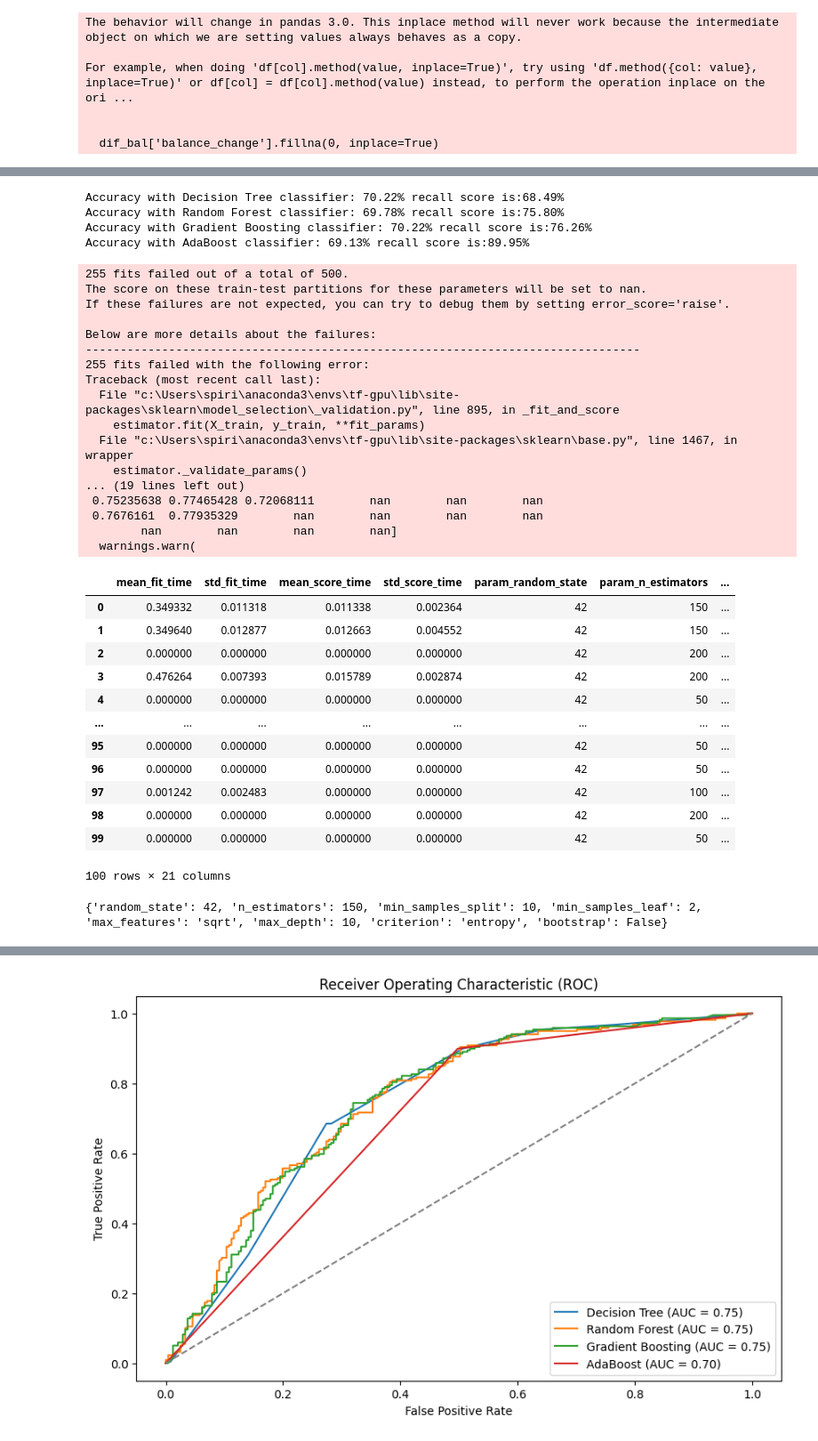
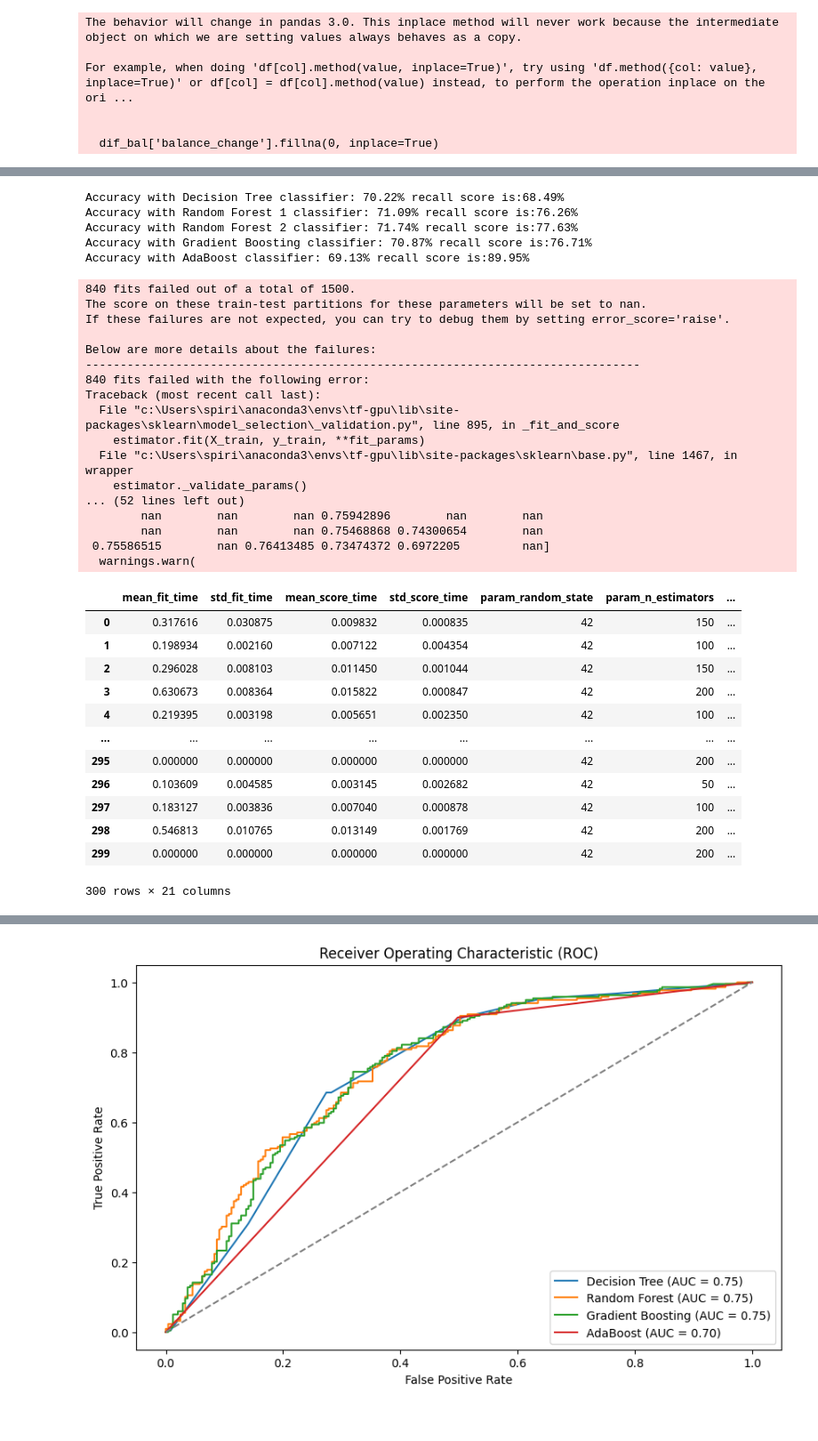
Before and after one commit to VladislavSpirydonau/Final-project-C4Y, a Jupyter notebook: Try to simplify the model.ipynb, the cells around one changed output, grey strips where cells are left out. Shown at 89% size. Cells and saved outputs as stored; diff of their text form; code cells hidden in the pictures.

```diff
--- a/Try to simplify the model.ipynb
+++ b/Try to simplify the model.ipynb
@@ -129,13 +129,19 @@ For example, when doing 'df[col].method(value, inplace=True)', try using 'df.met
   dif_bal['balance_change'].fillna(0, inplace=True)
 # %%
 y = df.poutcome
-X = df[['age', 'has_deposits', 'loan', 'has_mortgage', 'balance_change_y','education' ,'age_group']]
+X = df[['age', 'has_deposits', 'loan', 'has_mortgage', 'balance_change_y','max_balance','education']]
 enc = LabelEncoder()
 y=enc.fit_transform(y)
 
 label_encoders = {}
-for col in ['has_deposits', 'loan', 'has_mortgage','education']:
+columns_to_encode = ['has_deposits', 'loan', 'has_mortgage','education' ]
+
+for col in columns_to_encode:
     label_encoders[col] = LabelEncoder()
-    X[col] = label_encoders[col].fit_transform(X[col])
+    X.loc[:, col] = label_encoders[col].fit_transform(X[col])
+
 
 X_train, X_test, y_train, y_test = train_test_split(X, y, test_size=0.2, random_state=42)
+scaler = StandardScaler()
+X_train[['age', 'balance_change_y','max_balance']] = scaler.fit_transform(X_train[['age', 'balance_change_y','max_balance']])
+X_test[['age', 'balance_change_y','max_balance']] = scaler.transform(X_test[['age', 'balance_change_y','max_balance']])
@@ -163,15 +148,12 @@ See the caveats in the documentation: https://pandas.pydata.org/pandas-docs/stab
-# %%
-scaler = StandardScaler()
-X_train = scaler.fit_transform(X_train)
-X_test = scaler.transform(X_test)
 # %%
 from sklearn.tree import DecisionTreeClassifier
 from sklearn.ensemble import RandomForestClassifier, GradientBoostingClassifier, AdaBoostClassifier
 classifiers = {
     "Decision Tree": DecisionTreeClassifier(criterion='gini', max_depth=3, min_samples_split=2, random_state=42),
-    "Random Forest":RandomForestClassifier(random_state=42, n_estimators= 150, min_samples_split= 10, min_samples_leaf= 2, max_features= 'sqrt', max_depth= 10, criterion= 'entropy', bootstrap= False),
+    "Random Forest 1":RandomForestClassifier(random_state=42, n_estimators= 200, min_samples_split= 2, min_samples_leaf= 1, max_features= 'sqrt', max_depth= 10, criterion= 'gini', bootstrap= True),
+    "Random Forest 2":RandomForestClassifier(random_state=42, n_estimators= 150, min_samples_split= 10, min_samples_leaf= 2, max_features= 'sqrt', max_depth= 10, criterion= 'entropy', bootstrap= False),
     "Gradient Boosting": GradientBoostingClassifier(warm_start= False,subsample= 0.7,random_state= 42,n_estimators= 150,min_samples_split= 4,min_samples_leaf= 3,max_features= None,max_depth= 6,loss= 'exponential',learning_rate= 0.01,criterion= 'friedman_mse'),
-    "AdaBoost": AdaBoostClassifier(algorithm= 'SAMME', learning_rate= 0.01, n_estimators= 50, random_state=42),
+    "AdaBoost": AdaBoostClassifier(algorithm= 'SAMME', learning_rate= 0.1, n_estimators= 50, random_state=42),
 }
 # %%
 from sklearn.metrics import classification_report, accuracy_score, roc_curve, auc, recall_score
@@ -199,60 +181,57 @@ for name, clf in classifiers.items():
     print("Accuracy with " + name +" classifier: {:.2f}%".format(accuracy * 100) + ' recall score is:{:.2f}%'.format(recall * 100))
 # %% [output]
 Accuracy with Decision Tree classifier: 70.22% recall score is:68.49%
-Accuracy with Random Forest classifier: 69.78% recall score is:75.80%
-Accuracy with Gradient Boosting classifier: 70.22% recall score is:76.26%
+Accuracy with Random Forest 1 classifier: 71.09% recall score is:76.26%
+Accuracy with Random Forest 2 classifier: 71.74% recall score is:77.63%
+Accuracy with Gradient Boosting classifier: 70.87% recall score is:76.71%
 Accuracy with AdaBoost classifier: 69.13% recall score is:89.95%
 # %%
 from sklearn.model_selection import GridSearchCV
 
 
 parameters = {
      'n_estimators': [50, 100, 150, 200],  # Number of trees in the forest.
     'criterion': ['gini', 'entropy'],  # The function to measure the quality of a split.
     'max_depth': [None, 10, 20, 30],  # The maximum depth of the tree.
     'min_samples_split': [2, 5, 10],  # The minimum number of samples required to split an internal node.
     'min_samples_leaf': [1, 2, 4],  # The minimum number of samples required to be at a leaf node.
     'max_features': ['auto', 'sqrt'],  # The number of features to consider when looking for the best split.
     'bootstrap': [True, False],  # Whether bootstrap samples are used when building trees.
     'random_state': [42] # Controls the randomness of the estimator.
 }
 dt = RandomForestClassifier()
-gs = RandomizedSearchCV(dt, parameters, n_iter=100,  scoring='recall')
+gs = RandomizedSearchCV(dt, parameters, n_iter=300,  scoring='recall')
 gs.fit(X_train, y_train)
 results = pd.DataFrame(gs.cv_results_)
 results
 # %% [output]
-255 fits failed out of a total of 500.
+840 fits failed out of a total of 1500.
 The score on these train-test partitions for these parameters will be set to nan.
 If these failures are not expected, you can try to debug them by setting error_score='raise'.
 
 Below are more details about the failures:
 --------------------------------------------------------------------------------
-255 fits failed with the following error:
+840 fits failed with the following error:
 Traceback (most recent call last):
   File "c:\Users\spiri\anaconda3\envs\tf-gpu\lib\site-packages\sklearn\model_selection\_validation.py", line 895, in _fit_and_score
     estimator.fit(X_train, y_train, **fit_params)
   File "c:\Users\spiri\anaconda3\envs\tf-gpu\lib\site-packages\sklearn\base.py", line 1467, in wrapper
     estimator._validate_params()
-... (19 lines left out)
- 0.75235638 0.77465428 0.72068111        nan        nan        nan
- 0.7676161  0.77935329        nan        nan        nan        nan
-        nan        nan        nan        nan]
+... (52 lines left out)
+        nan        nan        nan 0.75942896        nan        nan
+        nan        nan        nan 0.75468868 0.74300654        nan
+ 0.75586515        nan 0.76413485 0.73474372 0.6972205         nan]
   warnings.warn(
 |  | mean_fit_time | std_fit_time | mean_score_time | std_score_time | param_random_state | param_n_estimators | ... |
-| 0 | 0.349332 | 0.011318 | 0.011338 | 0.002364 | 42 | 150 | ... |
-| 1 | 0.349640 | 0.012877 | 0.012663 | 0.004552 | 42 | 150 | ... |
-| 2 | 0.000000 | 0.000000 | 0.000000 | 0.000000 | 42 | 200 | ... |
-| 3 | 0.476264 | 0.007393 | 0.015789 | 0.002874 | 42 | 200 | ... |
-| 4 | 0.000000 | 0.000000 | 0.000000 | 0.000000 | 42 | 50 | ... |
+| 0 | 0.317616 | 0.030875 | 0.009832 | 0.000835 | 42 | 150 | ... |
+| 1 | 0.198934 | 0.002160 | 0.007122 | 0.004354 | 42 | 100 | ... |
+| 2 | 0.296028 | 0.008103 | 0.011450 | 0.001044 | 42 | 150 | ... |
+| 3 | 0.630673 | 0.008364 | 0.015822 | 0.000847 | 42 | 200 | ... |
+| 4 | 0.219395 | 0.003198 | 0.005651 | 0.002350 | 42 | 100 | ... |
 | ... | ... | ... | ... | ... | ... | ... | ... |
-| 95 | 0.000000 | 0.000000 | 0.000000 | 0.000000 | 42 | 50 | ... |
-| 96 | 0.000000 | 0.000000 | 0.000000 | 0.000000 | 42 | 50 | ... |
-| 97 | 0.001242 | 0.002483 | 0.000000 | 0.000000 | 42 | 100 | ... |
-| 98 | 0.000000 | 0.000000 | 0.000000 | 0.000000 | 42 | 200 | ... |
-| 99 | 0.000000 | 0.000000 | 0.000000 | 0.000000 | 42 | 50 | ... |
+| 295 | 0.000000 | 0.000000 | 0.000000 | 0.000000 | 42 | 200 | ... |
+| 296 | 0.103609 | 0.004585 | 0.003145 | 0.002682 | 42 | 50 | ... |
+| 297 | 0.183127 | 0.003836 | 0.007040 | 0.000878 | 42 | 100 | ... |
+| 298 | 0.546813 | 0.010765 | 0.013149 | 0.001769 | 42 | 200 | ... |
+| 299 | 0.000000 | 0.000000 | 0.000000 | 0.000000 | 42 | 200 | ... |
-100 rows × 21 columns
+300 rows × 21 columns
-# %%
-print(gs.best_params_)
-# %% [output]
-{'random_state': 42, 'n_estimators': 150, 'min_samples_split': 10, 'min_samples_leaf': 2, 'max_features': 'sqrt', 'max_depth': 10, 'criterion': 'entropy', 'bootstrap': False}
```
Also changed, not shown: parts of 6 cells of this notebook, 5 other files.
